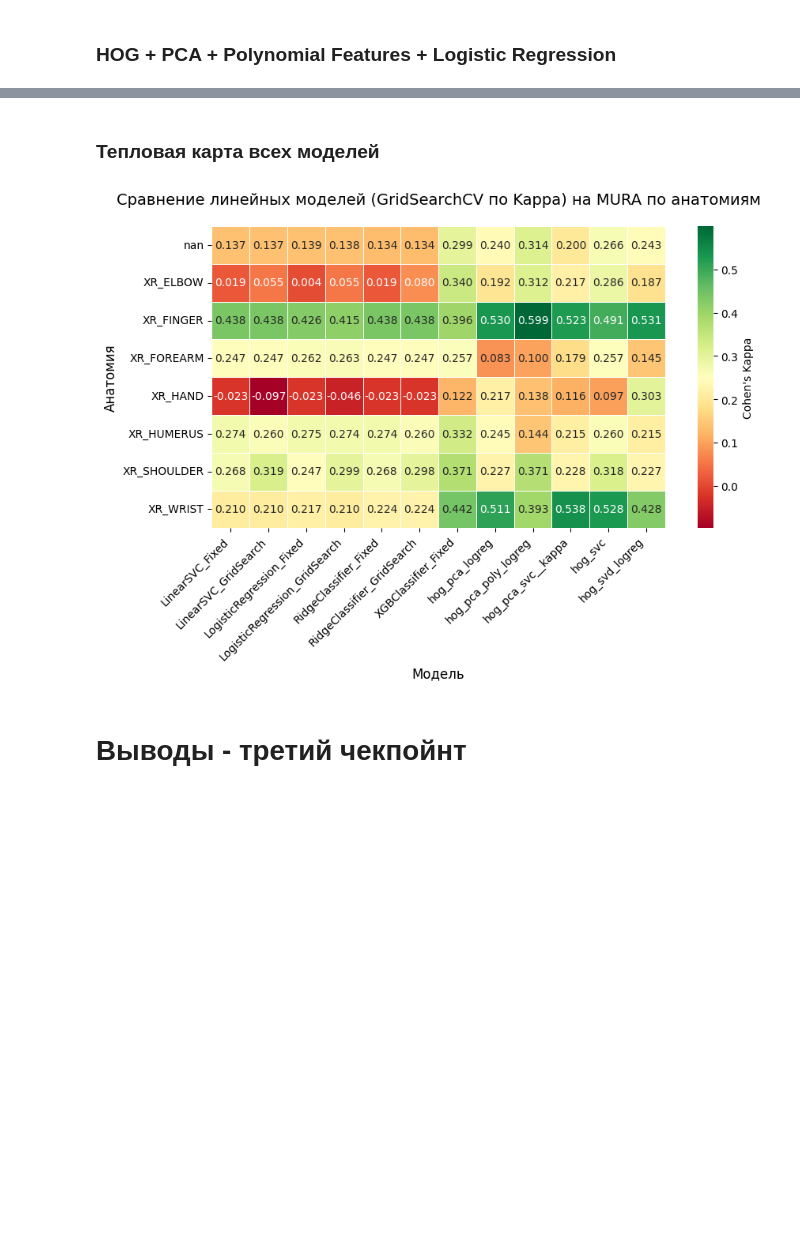
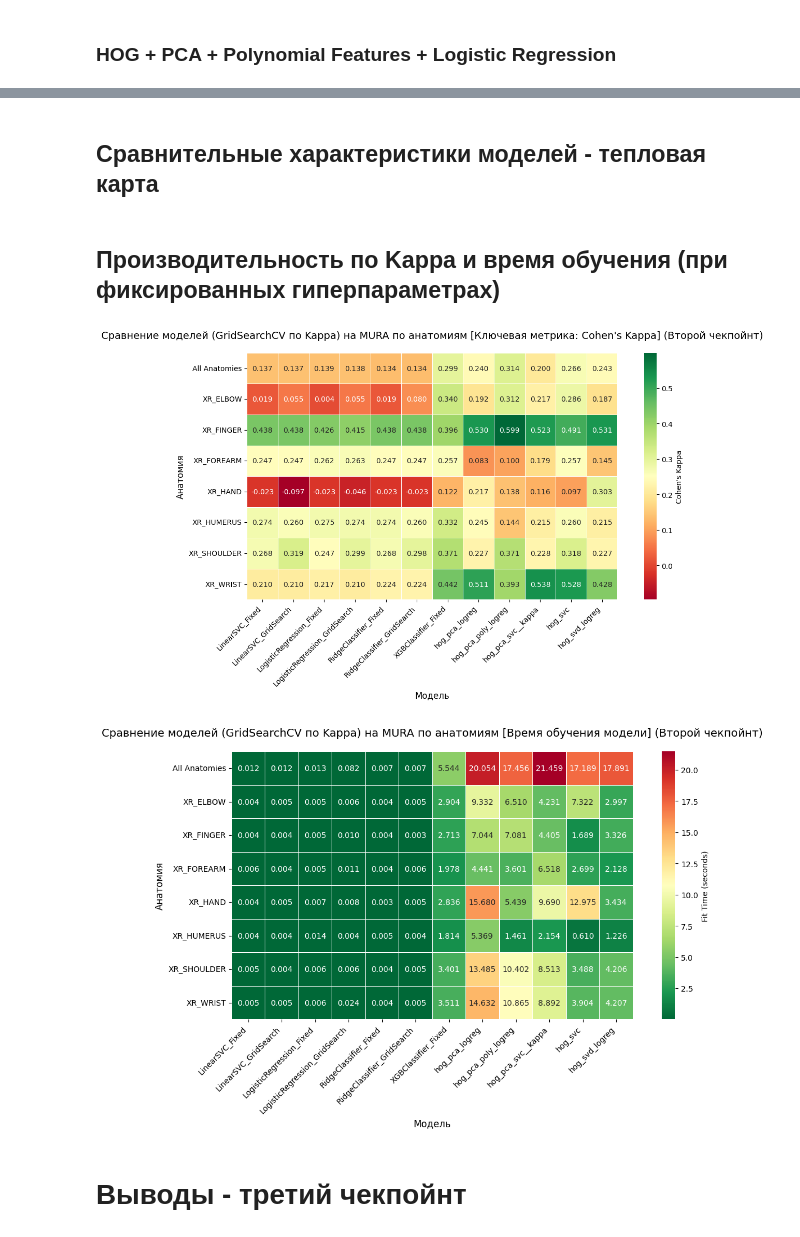
Before and after one commit to Year-project-team-2-Topic-12/Project2025, a Jupyter notebook: ML.ipynb, the cells around one changed output, grey strips where cells are left out. Drawn from its saved outputs; the diff is of its cells as text; code cells hidden in the pictures; blank space fills up the shorter version.

```diff
--- a/ML.ipynb
+++ b/ML.ipynb
@@ -813,26 +813,28 @@ plt.show()
 import seaborn as sns
 import matplotlib.pyplot as plt
 
-
-def show_heatmap_by_results(comparison_dfs):
+def show_heatmap_by_results(comparison_dfs, values_for_pivot='valid_kappa', description="", heatmap_params={}, figsize=(10, 6)):
     comparison_df = pd.concat(comparison_dfs, ignore_index=True)
-    pivoted_kappa = comparison_df.pivot(index='anatomy', columns='model_name_base', values='valid_kappa')
+    comparison_df['anatomy'] = comparison_df['anatomy'].fillna('All Anatomies')
+    pivoted_kappa = comparison_df.pivot(index='anatomy', columns='model_name_base', values=values_for_pivot)
 
     model_columns = [col for col in pivoted_kappa.columns if col != 'model_name_base']
     heatmap_data = pivoted_kappa[model_columns]
+    default_heatmap_params = {
+        'annot':True,
+        'fmt':".3f",
+        'cmap':"RdYlGn",
+        'linewidths':0.5,
+        'square':True,
+    }
 
-    plt.figure(figsize=(10, 6))
+    plt.figure(figsize=figsize)
     ax = sns.heatmap(
         heatmap_data,
-        annot=True,
-        fmt=".3f",
-        cmap="RdYlGn",
-        cbar_kws={'label': 'Cohen\'s Kappa'},
-        linewidths=0.5,
-        square=True
+        **{**default_heatmap_params, **heatmap_params}
     )
 
-    plt.title("Сравнение линейных моделей (GridSearchCV по Kappa) на MURA по анатомиям", fontsize=14, pad=20)
+    plt.title(f"Сравнение моделей (GridSearchCV по Kappa) на MURA по анатомиям {description} (Второй чекпойнт)", fontsize=14, pad=20)
     plt.xlabel("Модель", fontsize=12)
     plt.ylabel("Анатомия", fontsize=12)
     plt.xticks(rotation=45, ha='right')
@@ -840,7 +842,6 @@ def show_heatmap_by_results(comparison_dfs):
 
     plt.tight_layout()
     plt.show()
-# show_heatmap_by_results(total_resutls_anatomies)
 # %% [markdown]
 ## Добавляем HOG
 # %% [markdown]
@@ -1266,11 +1267,26 @@ The autoreload extension is already loaded. To reload it, use:
 |  | anatomy | train_kappa | valid_kappa | train_accuracy | valid_accuracy | train_f1 | valid_f1 | best_params | ... |
 | 0 | NaN | 0.434226 | 0.313665 | 0.718882 | 0.657214 | 0.677301 | 0.636605 | {'clf__C': 0.001, 'pca__n_compone... | ... |
 # %% [markdown]
-### Тепловая карта всех моделей
+## Сравнительные характеристики моделей - тепловая карта
+# %% [markdown]
+## Производительность по Kappa и время обучения (при фиксированных гиперпараметрах)
 # %%
-show_heatmap_by_results(total_resutls_anatomies)
+show_heatmap_by_results(
+    total_resutls_anatomies,
+    description="[Ключевая метрика: Cohen's Kappa]",
+    heatmap_params={'cbar_kws': {'label': 'Cohen\'s Kappa'}},
+    figsize=(12, 7)
+    )
+show_heatmap_by_results(
+    total_resutls_anatomies,
+    values_for_pivot='fit_time_seconds',
+    description="[Время обучения модели]",
+    heatmap_params={'cbar_kws': {'label': 'Fit Time (seconds)'}, 'fmt':".3f", 'cmap':"RdYlGn_r"},
+    figsize=(12, 7)
+)
 # %% [output]
-[figure, old version]
+[figure, new version]
+[figure, added]
 # %% [markdown]
 # Выводы - третий чекпойнт
 # %% [markdown]
```
